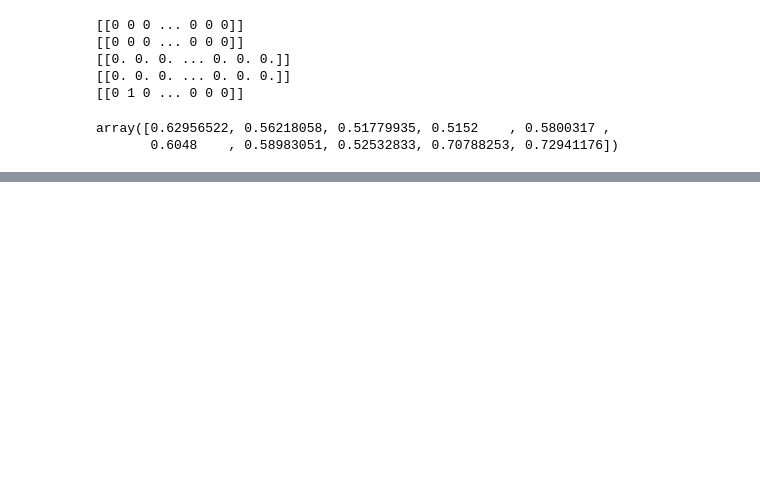
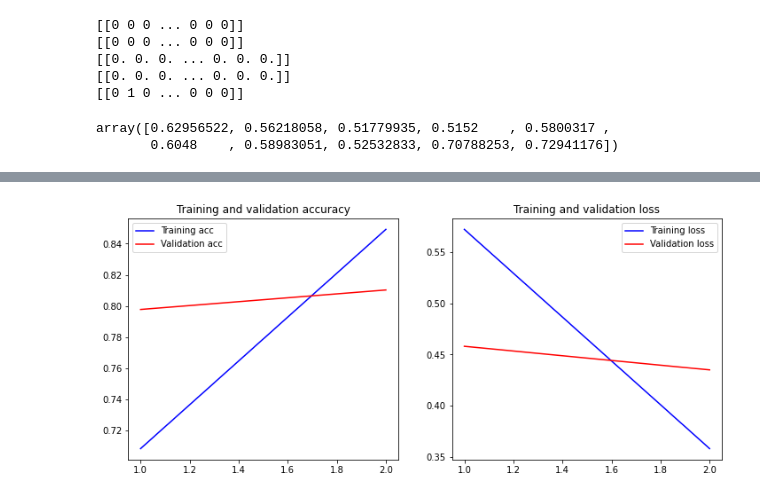
Before and after one commit to elemi10/7506-TP-Org-de-datos, a Jupyter notebook: Tp2_7506.ipynb, the cells around one changed output, grey strips where cells are left out. Drawn from its saved outputs; the diff is of its cells as text; code cells hidden in the pictures; blank space fills up the shorter version.

```diff
--- a/Tp2_7506.ipynb
+++ b/Tp2_7506.ipynb
@@ -514,0 +637,4 @@ sample_submission.to_csv('sub8.csv',index=False)
+# %%
+graf_10210=plot_history(tweets_emb)
+# %% [output]
+[figure, added]
```
Also changed, not shown: parts of 106 cells of this notebook.
